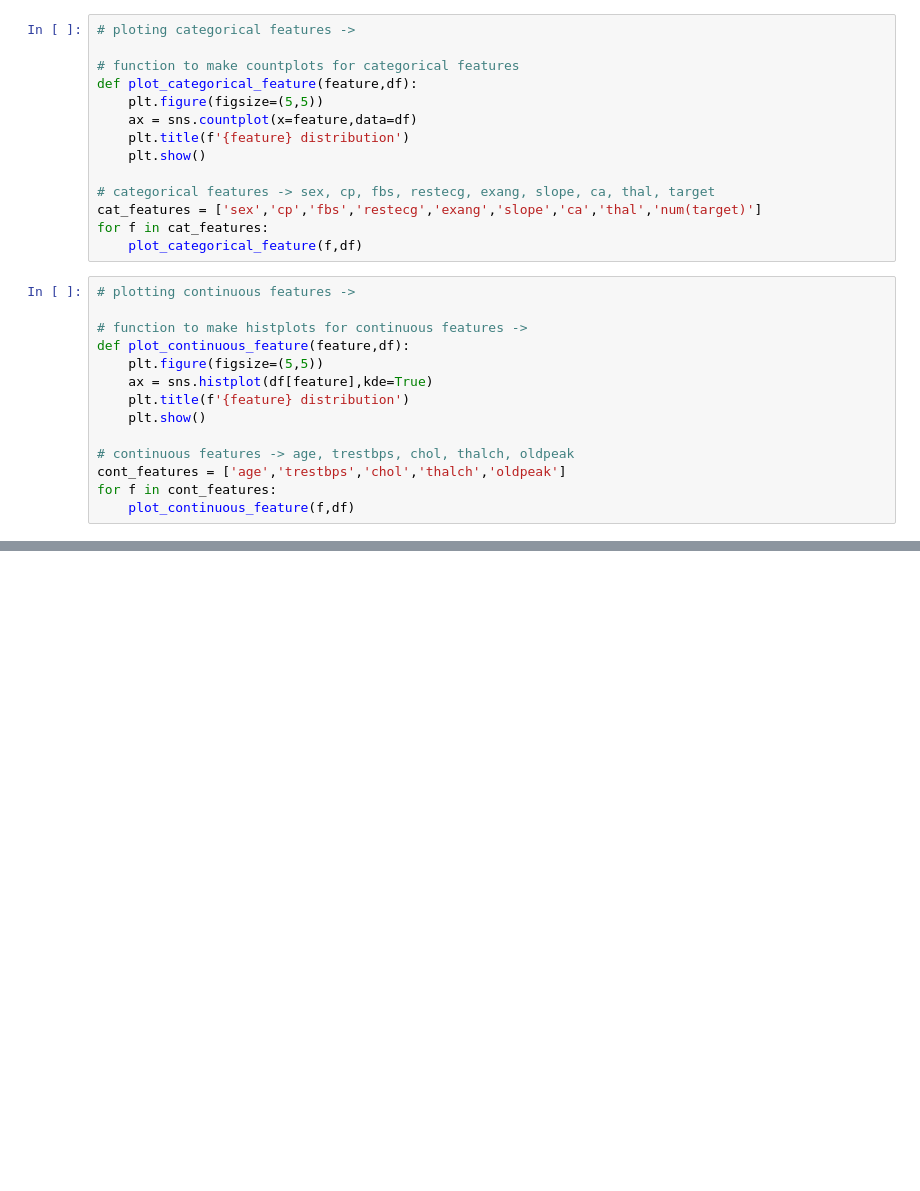
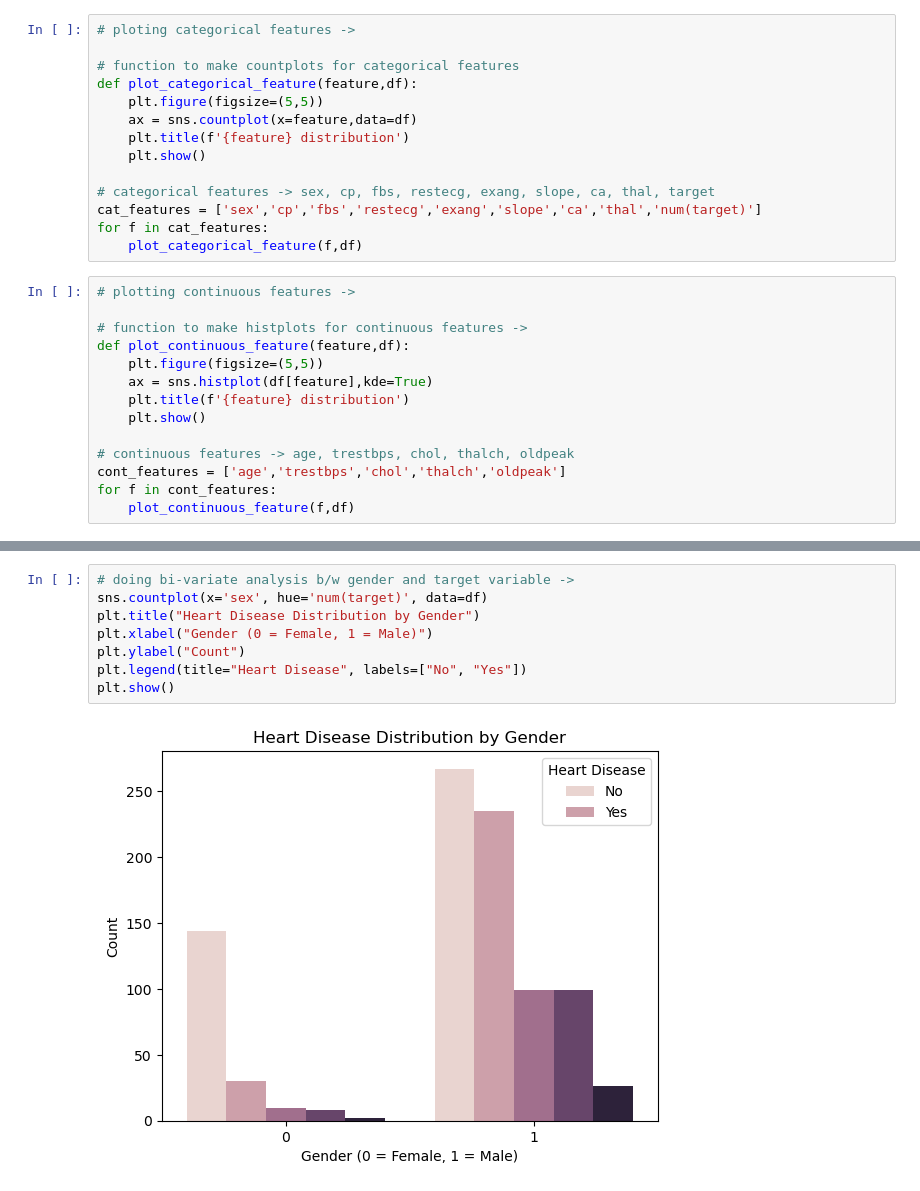
Before and after one commit to royalmaddy07/heart-disease-prediction, a Jupyter notebook: notebooks/01_eda.ipynb, the cells around one changed output, grey strips where cells are left out. Cells and saved outputs as stored; diff of their text form; blank space fills up the shorter version.

```diff
--- a/notebooks/01_eda.ipynb
+++ b/notebooks/01_eda.ipynb
@@ -58,0 +86,10 @@ plt.show()
+# %%
+# doing bi-variate analysis b/w gender and target variable ->
+sns.countplot(x='sex', hue='num(target)', data=df)
+plt.title("Heart Disease Distribution by Gender")
+plt.xlabel("Gender (0 = Female, 1 = Male)")
+plt.ylabel("Count")
+plt.legend(title="Heart Disease", labels=["No", "Yes"])
+plt.show()
+# %% [output]
+[figure, added]
```
Also changed, not shown: parts of 3 cells of this notebook, 2 other files.
